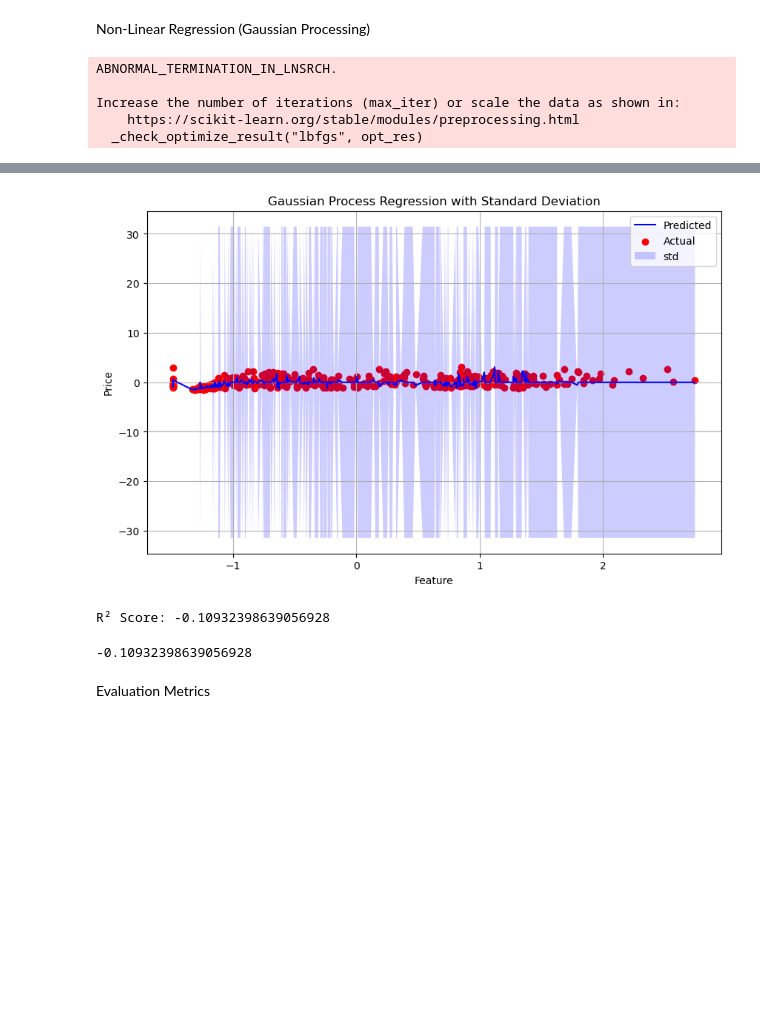
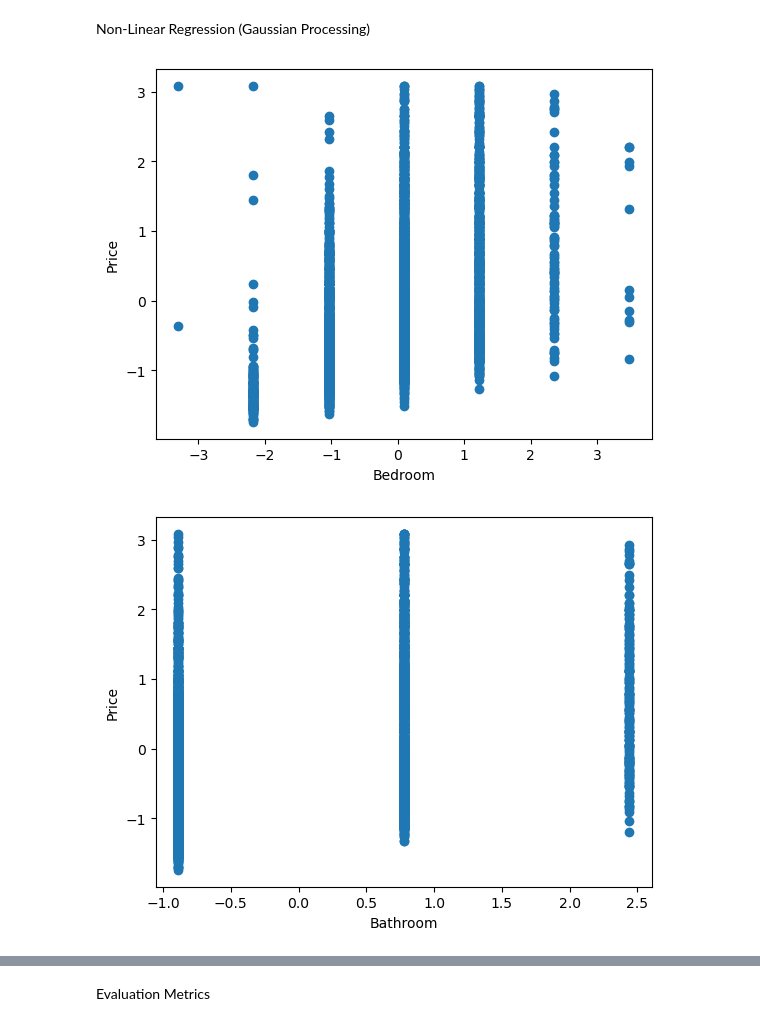
Before and after one commit to Wajeeha-B/ai_project.github.io, a Jupyter notebook: code/estimator.ipynb, the cells around one changed output, grey strips where cells are left out. Drawn from its saved outputs; the diff is of its cells as text; code cells hidden in the pictures; blank space fills up the shorter version.

```diff
--- a/code/estimator.ipynb
+++ b/code/estimator.ipynb
@@ -122,14 +122,11 @@ Non-Linear Regression (Gaussian Processing)
 # %%
 # Train
 
 # options: 'Type','Bedroom','Bathroom','Car','Size','Latitude','Longitude'
-featuresToTrain = ['Size', 'Bedroom', 'Bathroom']
+featuresToTrain = ['Type','Bedroom','Bathroom','Car','Size','Latitude','Longitude']
 
 nlr = NLRegression.NLRegression(train_X, train_Y, test_X, test_Y, featuresToTrain)
-nlr.train()
+#nlr.train()
 # %% [output]
-ABNORMAL_TERMINATION_IN_LNSRCH.
-
-Increase the number of iterations (max_iter) or scale the data as shown in:
-    https://scikit-learn.org/stable/modules/preprocessing.html
-  _check_optimize_result("lbfgs", opt_res)
+[figure, added]
+[figure, added]
@@ -136,14 +139,6 @@ Increase the number of iterations (max_iter) or scale the data as shown in:
 # %%
 # plotting predictions vs expected
 nlr.plot()
-# %% [output]
-[figure, removed]
-# %%
-# Quick Test
-nlr.evaluate()
-# %% [output]
-R² Score: -0.10932398639056928
--0.10932398639056928
 # %%
 # slow but more accurate test
 nlr.cross_validate()
```
Also changed, not shown: parts of 3 cells of this notebook, 4 other files.
